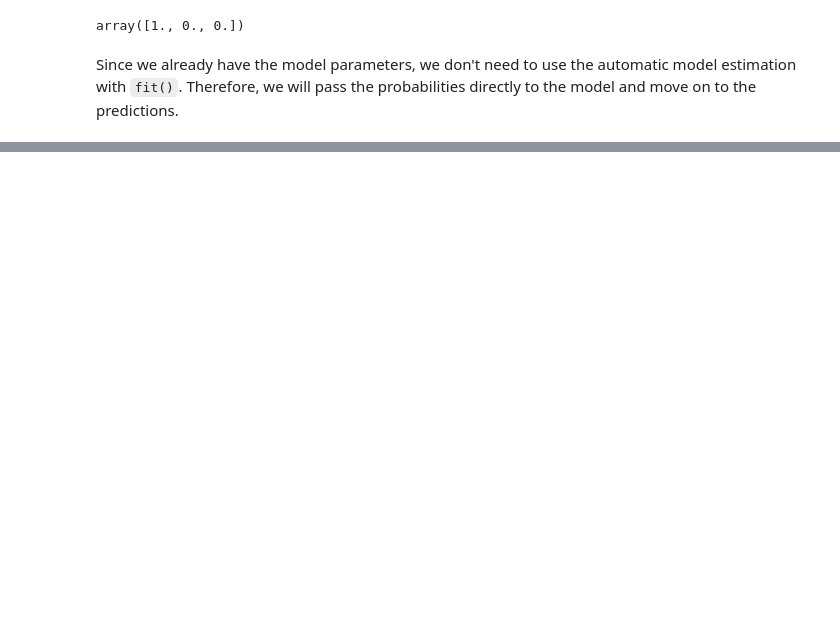
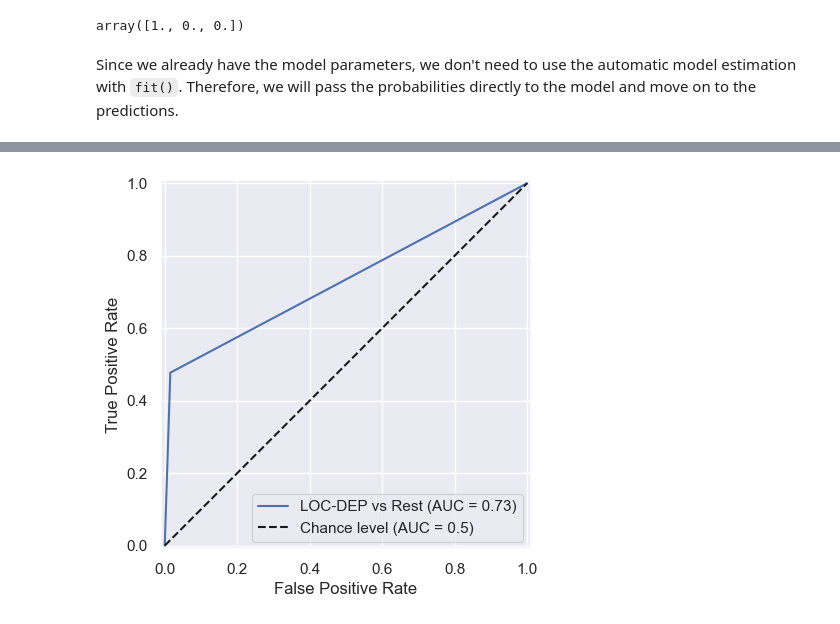
Before and after one commit to lucas066001/TravelOrderResolver, a Jupyter notebook: hmm_ner.ipynb, the cells around one changed output, grey strips where cells are left out. Saved outputs shown, nothing was run; the diff lists cells and outputs as text; code cells hidden in the pictures; blank space fills up the shorter version.

```diff
--- a/hmm_ner.ipynb
+++ b/hmm_ner.ipynb
@@ -349,0 +368,24 @@ F1 Score: 0.7390763122386325
+# %%
+from sklearn.metrics import RocCurveDisplay
+from sklearn.preprocessing import LabelBinarizer
+
+class_of_interest = "LOC-DEP"
+class_id = list(unique_labels.keys()).index(class_of_interest)
+
+label_binarizer = LabelBinarizer().fit(y_test)
+y_test_onehot = label_binarizer.transform(y_test)
+y_pred_onehot = label_binarizer.transform(predicted_labels_test)
+
+display = RocCurveDisplay.from_predictions(
+    y_test_onehot[:, class_id],
+    y_pred_onehot[:, class_id],
+    name=f"{class_of_interest} vs Rest",
+    plot_chance_level=True,
+)
+
+_ = display.ax_.set(
+    xlabel="False Positive Rate",
+    ylabel="True Positive Rate",
+)
+# %% [output]
+[figure, added]
```
Also changed, not shown: parts of 23 cells of this notebook, 2 other files.
